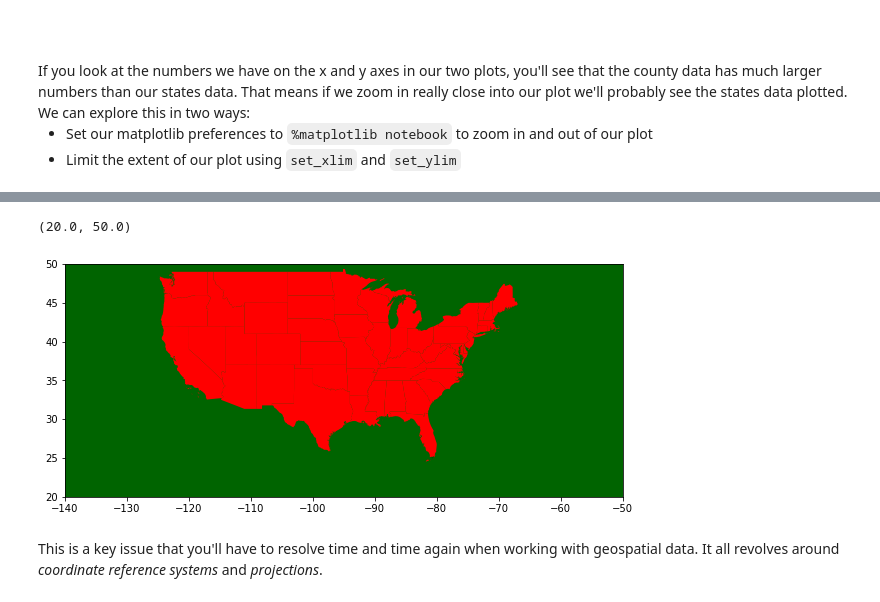
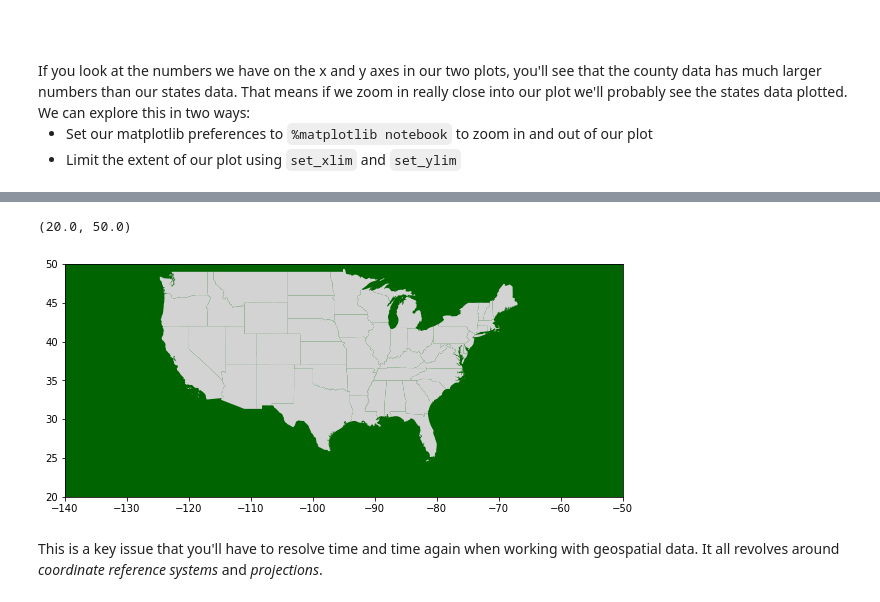
Before and after one commit to dlab-berkeley/Python-Geospatial-Fundamentals-Legacy, a Jupyter notebook: new_sequence/03_CRS_Map_Projections.ipynb, the cells around one changed output, grey strips where cells are left out. Saved outputs shown, nothing was run; the diff lists cells and outputs as text; code cells hidden in the pictures.

```diff
--- a/new_sequence/03_CRS_Map_Projections.ipynb
+++ b/new_sequence/03_CRS_Map_Projections.ipynb
@@ -136,13 +143,13 @@ states_limited.plot(color='red', ax=ax)
 # %%
 %matplotlib inline
 fig, ax = plt.subplots(figsize=(10,10))
 counties.plot(color='darkgreen',ax=ax)
-states_limited.plot(color='red', ax=ax)
+states_limited.plot(color='lightgrey', ax=ax)
 ax.set_xlim(-140,-50)
 ax.set_ylim(20,50)
 # %% [output]
 (20.0, 50.0)
-[figure, old version]
+[figure, new version]
 # %% [markdown]
 This is a key issue that you'll have to resolve time and time again when working with geospatial data. It all revolves around *coordinate reference systems* and *projections*.
 # %% [markdown]
```
Also changed, not shown: parts of 8 cells of this notebook, 2 other files.
